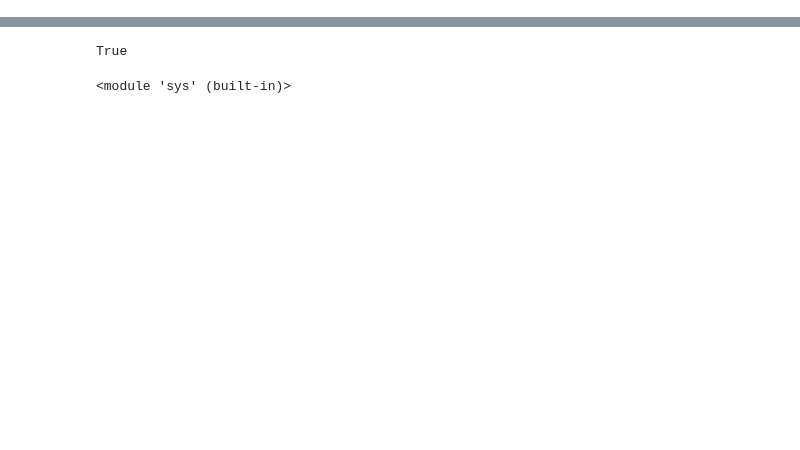
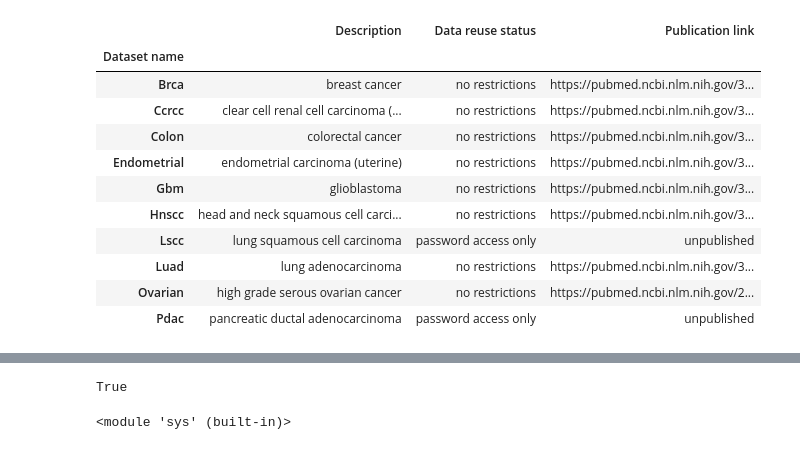
Before and after one commit to terencewtli/qbio_data_analysis, a Jupyter notebook: python_code/cptac_tutorial1.ipynb, the cells around one changed output, grey strips where cells are left out. Cells and saved outputs as stored; diff of their text form; code cells hidden in the pictures; blank space fills up the shorter version.

```diff
--- a/python_code/cptac_tutorial1.ipynb
+++ b/python_code/cptac_tutorial1.ipynb
@@ -0,0 +14,16 @@
+# %%
+#import cptac
+cptac.list_datasets()
+# %% [output]
+|  | Description | Data reuse status | Publication link |
+| Dataset name |  |  |  |
+| Brca | breast cancer | no restrictions | https://pubmed.ncbi.nlm.nih.gov/3... |
+| Ccrcc | clear cell renal cell carcinoma (... | no restrictions | https://pubmed.ncbi.nlm.nih.gov/3... |
+| Colon | colorectal cancer | no restrictions | https://pubmed.ncbi.nlm.nih.gov/3... |
+| Endometrial | endometrial carcinoma (uterine) | no restrictions | https://pubmed.ncbi.nlm.nih.gov/3... |
+| Gbm | glioblastoma | no restrictions | https://pubmed.ncbi.nlm.nih.gov/3... |
+| Hnscc | head and neck squamous cell carci... | no restrictions | https://pubmed.ncbi.nlm.nih.gov/3... |
+| Lscc | lung squamous cell carcinoma | password access only | unpublished |
+| Luad | lung adenocarcinoma | no restrictions | https://pubmed.ncbi.nlm.nih.gov/3... |
+| Ovarian | high grade serous ovarian cancer | no restrictions | https://pubmed.ncbi.nlm.nih.gov/2... |
+| Pdac | pancreatic ductal adenocarcinoma | password access only | unpublished |
```
Also changed, not shown: parts of 18 cells of this notebook, 1 other file.
